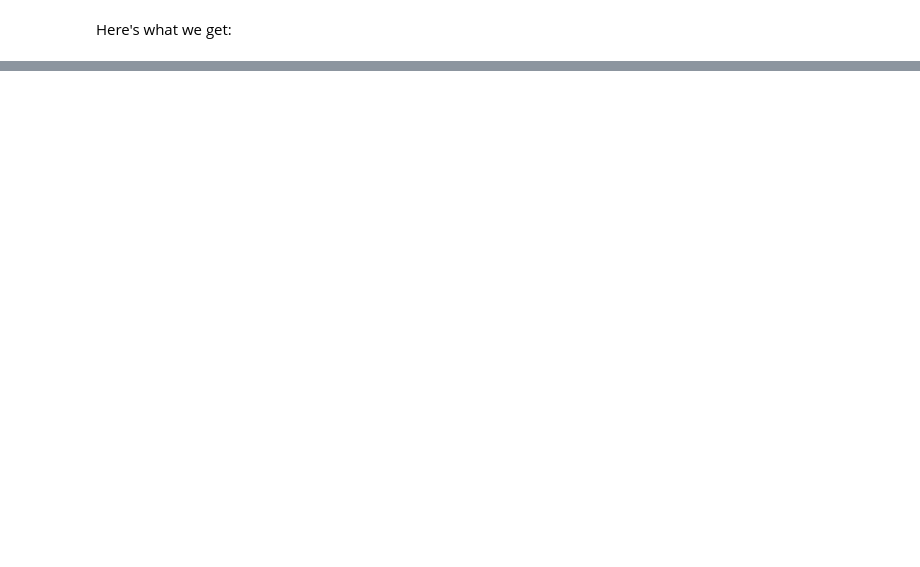
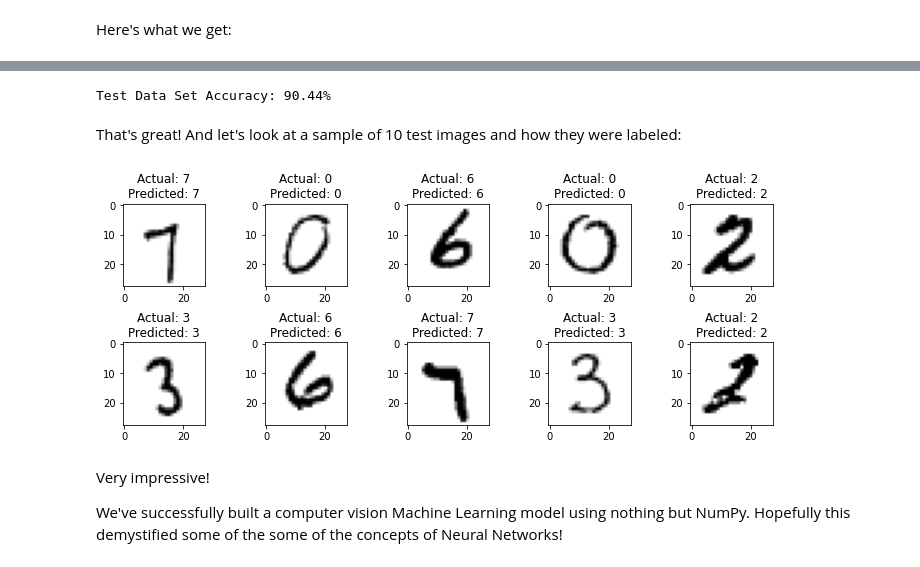
Before and after one commit to hodgesmr/neural_network_from_scratch, a Jupyter notebook: Neural Network From Scratch With NumPy.ipynb, the cells around one changed output, grey strips where cells are left out. Cells and saved outputs as stored; diff of their text form; code cells hidden in the pictures; blank space fills up the shorter version.

```diff
--- a/Neural Network From Scratch With NumPy.ipynb
+++ b/Neural Network From Scratch With NumPy.ipynb
@@ -260,6 +253,6 @@ We can define a measure of accuracy by dividing the number of correct prediction
 # %%
-def get_predictions(A2):
-    return np.argmax(A2, 0)  # return the index of the max value prediction
+def get_predictions(output_layer):
+    return np.argmax(output_layer, 0)  # return the index of the max value prediction
 
 
 def get_accuracy(predictions, labels):
@@ -296,0 +467,36 @@ Accuracy: 11.39%
+# %%
+test_image_data, test_labels = load_images_and_labels(TEST_IMAGE_FILE_PATH, TEST_LABEL_FILE_PATH)
+_, _, _, test_output_layer = forward_prop(
+        weights_1,
+        biases_1,
+        weights_2,
+        biases_2,
+        test_image_data,
+    )
+test_predictions = get_predictions(test_output_layer)
+test_accuracy = get_accuracy(test_predictions, test_labels)
+print(f'Test Data Set Accuracy: {test_accuracy*100:.2f}%')
+# %% [output]
+Test Data Set Accuracy: 90.44%
+# %% [markdown]
+That's great! And let's look at a sample of 10 test images and how they were labeled:
+# %%
+fig, axes = plt.subplots(nrows=2, ncols=5, figsize=(10, 4))
+
+for ax in axes.flat:
+    random_index = np.random.randint(0, len(test_labels))
+    random_test_image_data = test_image_data[:, random_index].reshape((28, 28))
+    random_test_image_label = test_labels[random_index]
+    random_prediction = test_predictions[random_index]
+
+    ax.imshow(random_test_image_data, cmap='gray_r', vmin=0, vmax=1)
+    ax.set(title=f'Actual: {random_test_image_label}\nPredicted: {random_prediction}')
+
+plt.tight_layout()
+plt.show()
+# %% [output]
+[figure, added]
+# %% [markdown]
+Very impressive!
+
+We've successfully built a computer vision Machine Learning model using nothing but NumPy. Hopefully this demystified some of the some of the concepts of Neural Networks!
```
Also changed, not shown: parts of 28 cells of this notebook.
